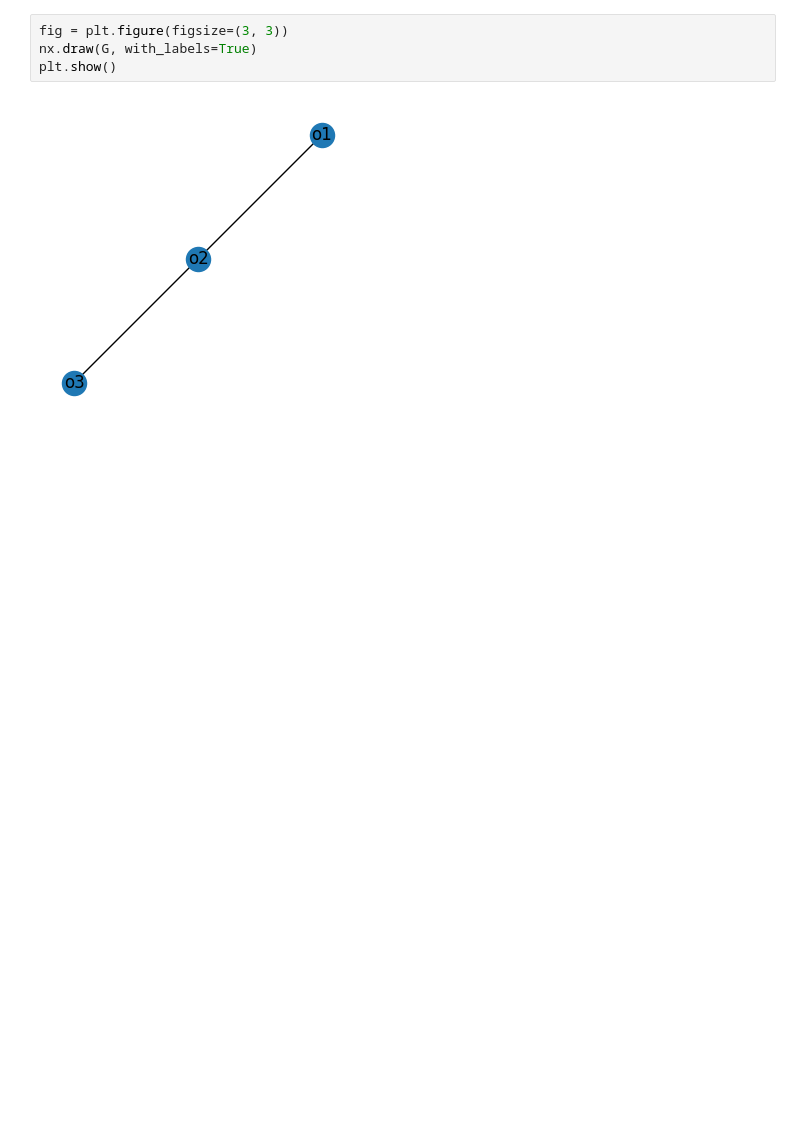
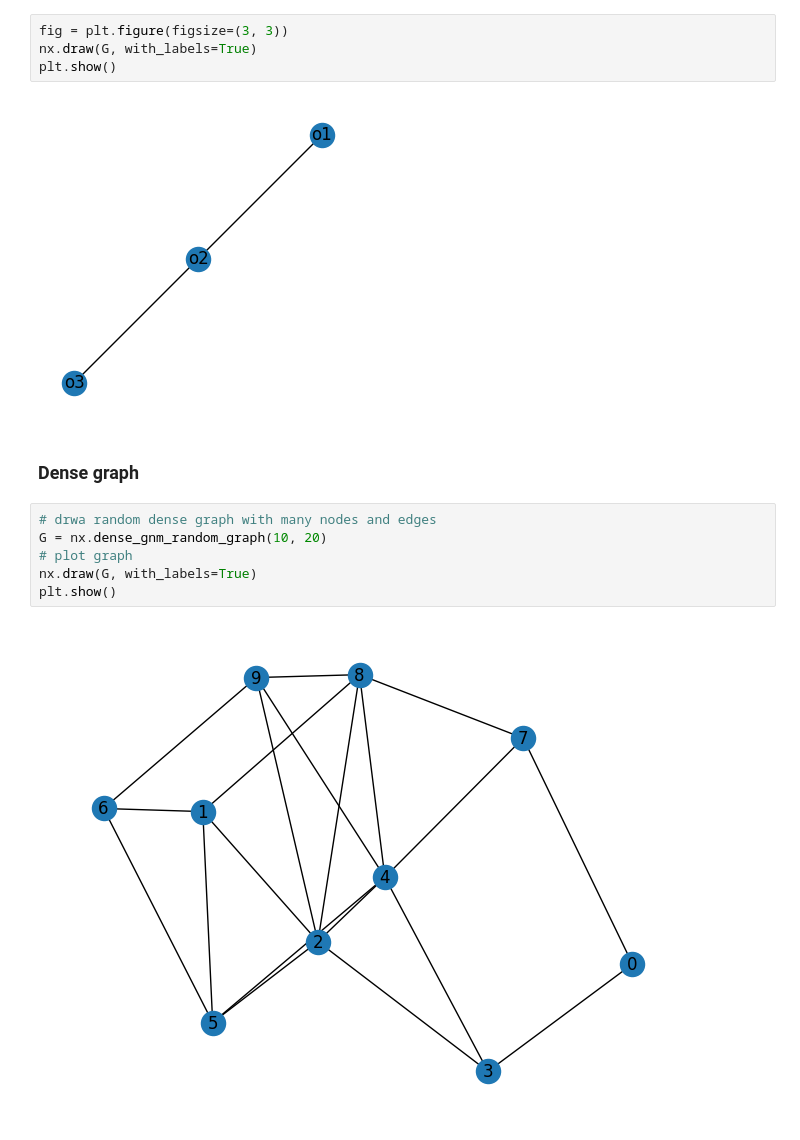
Before and after one commit to govert9213275/Mathematics_Physics_Lectures, a Jupyter notebook: sandbox/Learn_networkx.ipynb, the cells around one changed output. Cells and saved outputs as stored; diff of their text form; blank space fills up the shorter version.

```diff
--- a/sandbox/Learn_networkx.ipynb
+++ b/sandbox/Learn_networkx.ipynb
@@ -34,3 +42,13 @@ nx.draw(G, with_labels=True)
 plt.show()
 # %% [output]
 [figure]
+# %% [markdown]
+### Dense graph
+# %%
+# drwa random dense graph with many nodes and edges
+G = nx.dense_gnm_random_graph(10, 20)
+# plot graph
+nx.draw(G, with_labels=True)
+plt.show()
+# %% [output]
+[figure, added]
```
Also changed, not shown: parts of 5 cells of this notebook.
